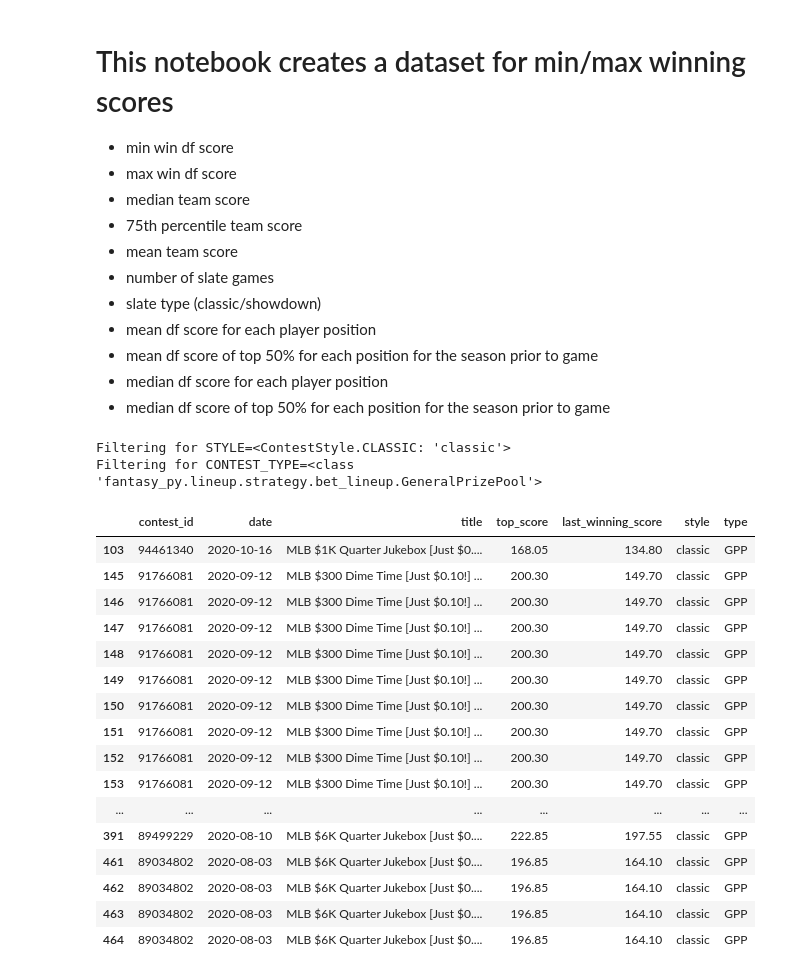
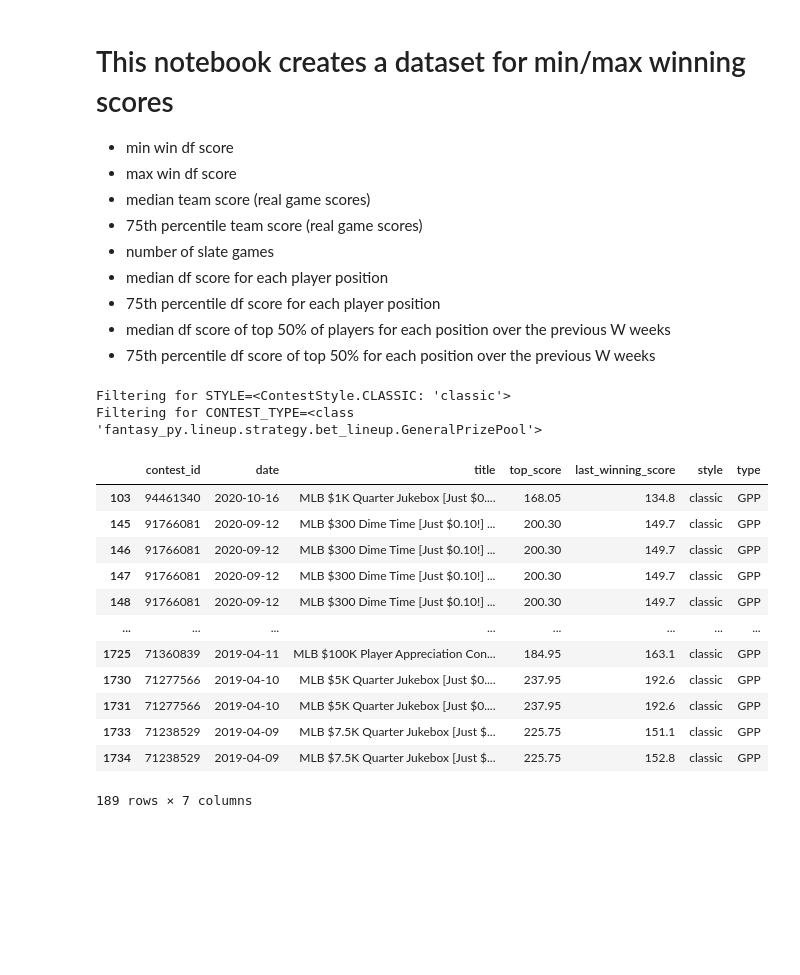
Before and after one commit to ledona/fantasy-experiments, a Jupyter notebook: df-hist/Data Transform.ipynb, the cells around one changed output. Cells and saved outputs as stored; diff of their text form; code cells hidden in the pictures; blank space fills up the shorter version.

```diff
--- a/df-hist/Data Transform.ipynb
+++ b/df-hist/Data Transform.ipynb
@@ -2,15 +2,13 @@
 # This notebook creates a dataset for min/max winning scores
 - min win df score
 - max win df score
-- median team score
-- 75th percentile team score
-- mean team score
+- median team score (real game scores)
+- 75th percentile team score (real game scores)
 - number of slate games
-- slate type (classic/showdown)
-- mean df score for each player position
-- mean df score of top 50% for each position for the season prior to game
 - median df score for each player position
-- median df score of top 50% for each position for the season prior to game
+- 75th percentile df score for each player position
+- median df score of top 50% of players for each position over the previous W weeks
+- 75th percentile df score of top 50% for each position over the previous W weeks
 # %%
 # Load all daily fantasy contest data
 from datetime import date
@@ -22,34 +20,42 @@ import pandas as pd
 from fantasy_py import ContestStyle
 from fantasy_py.lineup.strategy import GeneralPrizePool, FiftyFifty
 
-# DB_FILENAME = "/home/delano/Google Drive/fantasy/nfl/nfl_2020.db"
+MIN_DATE: date   # contests on or after this date
+MAX_DATE: date   # contests BEFORE (exclusive of) this date
+
+# days to use to identify top players going into a slate
+TOP_PLAYER_DAYS = 21
+# players above this percentil over the last TOP_PLAYER_DAYS are considered top players
+TOP_PLAYER_PERCENTILE = .70
+
+# positions to ignore, default is to use everything
+COST_POS_DROP = set()
+# rename positions in cost data
+COST_POS_RENAME = {}
+
 # SPORT = 'nfl'
 # MIN_DATE = date(2020, 8, 1)
 # MAX_DATE = date(2021, 4, 1)
-# SEASON = 2020
 
-DB_FILENAME = "/home/delano/Google Drive/fantasy/mlb/mlb_2020.db"
 SPORT = 'mlb'
-MIN_DATE = date(2020, 1, 1)
+MIN_DATE = date(2019, 1, 1)
 MAX_DATE = date(2021, 1, 1)
-SEASON = 2020
+DB_FILENAME = f"/home/delano/working/fantasy/mlb_hist_20082020.scored.db"
+COST_POS_DROP = {'DH', 'RP'}
+COST_POS_RENAME = {'SP': 'P'}
 
-# DB_FILENAME = "/home/delano/Google Drive/fantasy/nba/nba_20192020.db"
 # SPORT = 'nba'
 # MIN_DATE = date(2019, 8, 1)
 # MAX_DATE = date(2020, 8, 1)
-# SEASON = 20192020
 
-# DB_FILENAME = "/home/delano/Google Drive/fantasy/nba/nhl_20192020.db"
 # SPORT = 'nhl'
 # MIN_DATE = date(2020, 8, 1)
 # MAX_DATE = date(2021, 4, 1)
-# SEASON = 20192020
 
 # fanduel/draftkings/yahoo
 SERVICE = 'draftkings'
 STYLE: Optional[ContestStyle] = ContestStyle.CLASSIC
-# GPP or DOUBLE_UP
+# GeneralPrizePool/FiftyFifty
 CONTEST_TYPE = GeneralPrizePool
 
 def infer_contest_style(title) -> ContestStyle:
@@ -96,49 +102,45 @@ def infer_contest_type(title) -> str:
             title.endswith('Team Winner Takes All') or        # treat winner takes all like a gpp
             title.endswith('Guaranteed [No Management Fee]')):
            return GeneralPrizePool.NAME
     raise NotImplementedError(f"Could not infer contest type for {SERVICE=} {title=}")
 
 
 contest_df = pd.read_csv(SERVICE + ".contest.csv", parse_dates=['date']) \
                .query('sport == @SPORT and @MIN_DATE <= date < @MAX_DATE') \
                [['contest_id', 'date', 'title', 'top_score', 'last_winning_score']]
 contest_df.date = contest_df.date.dt.normalize()
 
 # add style and type
 contest_df['style'] = contest_df.title.map(infer_contest_style)
 contest_df['type'] = contest_df.title.map(infer_contest_type)
 queries = []
 if STYLE is not None:
     print(f"Filtering for {STYLE=}")
     queries.append('style == @STYLE')
 if CONTEST_TYPE is not None:
     print(f"Filtering for {CONTEST_TYPE=}")
     queries.append('type == @CONTEST_TYPE.NAME')
 if len(queries) > 0:
     contest_df = contest_df.query(' and '.join(queries))
 
 # with pd.option_context('max_rows', 1000, 'max_colwidth', 100):
 display(contest_df.sort_values(['style', 'type']))
 # %% [output]
 Filtering for STYLE=<ContestStyle.CLASSIC: 'classic'>
 Filtering for CONTEST_TYPE=<class 'fantasy_py.lineup.strategy.bet_lineup.GeneralPrizePool'>
 |  | contest_id | date | title | top_score | last_winning_score | style | type |
-| 103 | 94461340 | 2020-10-16 | MLB $1K Quarter Jukebox [Just $0.... | 168.05 | 134.80 | classic | GPP |
-| 145 | 91766081 | 2020-09-12 | MLB $300 Dime Time [Just $0.10!] ... | 200.30 | 149.70 | classic | GPP |
-| 146 | 91766081 | 2020-09-12 | MLB $300 Dime Time [Just $0.10!] ... | 200.30 | 149.70 | classic | GPP |
-| 147 | 91766081 | 2020-09-12 | MLB $300 Dime Time [Just $0.10!] ... | 200.30 | 149.70 | classic | GPP |
-| 148 | 91766081 | 2020-09-12 | MLB $300 Dime Time [Just $0.10!] ... | 200.30 | 149.70 | classic | GPP |
-| 149 | 91766081 | 2020-09-12 | MLB $300 Dime Time [Just $0.10!] ... | 200.30 | 149.70 | classic | GPP |
-| 150 | 91766081 | 2020-09-12 | MLB $300 Dime Time [Just $0.10!] ... | 200.30 | 149.70 | classic | GPP |
-| 151 | 91766081 | 2020-09-12 | MLB $300 Dime Time [Just $0.10!] ... | 200.30 | 149.70 | classic | GPP |
-| 152 | 91766081 | 2020-09-12 | MLB $300 Dime Time [Just $0.10!] ... | 200.30 | 149.70 | classic | GPP |
-| 153 | 91766081 | 2020-09-12 | MLB $300 Dime Time [Just $0.10!] ... | 200.30 | 149.70 | classic | GPP |
+| 103 | 94461340 | 2020-10-16 | MLB $1K Quarter Jukebox [Just $0.... | 168.05 | 134.8 | classic | GPP |
+| 145 | 91766081 | 2020-09-12 | MLB $300 Dime Time [Just $0.10!] ... | 200.30 | 149.7 | classic | GPP |
+| 146 | 91766081 | 2020-09-12 | MLB $300 Dime Time [Just $0.10!] ... | 200.30 | 149.7 | classic | GPP |
+| 147 | 91766081 | 2020-09-12 | MLB $300 Dime Time [Just $0.10!] ... | 200.30 | 149.7 | classic | GPP |
+| 148 | 91766081 | 2020-09-12 | MLB $300 Dime Time [Just $0.10!] ... | 200.30 | 149.7 | classic | GPP |
 | ... | ... | ... | ... | ... | ... | ... | ... |
-| 391 | 89499229 | 2020-08-10 | MLB $6K Quarter Jukebox [Just $0.... | 222.85 | 197.55 | classic | GPP |
-| 461 | 89034802 | 2020-08-03 | MLB $6K Quarter Jukebox [Just $0.... | 196.85 | 164.10 | classic | GPP |
-| 462 | 89034802 | 2020-08-03 | MLB $6K Quarter Jukebox [Just $0.... | 196.85 | 164.10 | classic | GPP |
-| 463 | 89034802 | 2020-08-03 | MLB $6K Quarter Jukebox [Just $0.... | 196.85 | 164.10 | classic | GPP |
-| 464 | 89034802 | 2020-08-03 | MLB $6K Quarter Jukebox [Just $0.... | 196.85 | 164.10 | classic | GPP |
+| 1725 | 71360839 | 2019-04-11 | MLB $100K Player Appreciation Con... | 184.95 | 163.1 | classic | GPP |
+| 1730 | 71277566 | 2019-04-10 | MLB $5K Quarter Jukebox [Just $0.... | 237.95 | 192.6 | classic | GPP |
+| 1731 | 71277566 | 2019-04-10 | MLB $5K Quarter Jukebox [Just $0.... | 237.95 | 192.6 | classic | GPP |
+| 1733 | 71238529 | 2019-04-09 | MLB $7.5K Quarter Jukebox [Just $... | 225.75 | 151.1 | classic | GPP |
+| 1734 | 71238529 | 2019-04-09 | MLB $7.5K Quarter Jukebox [Just $... | 225.75 | 152.8 | classic | GPP |
+189 rows × 7 columns
 # %%
 draft_df = pd.read_csv(SERVICE + ".draft.csv", parse_dates=['date']) \
              .query('sport == @SPORT and @MIN_DATE <= date < @MAX_DATE')
```
Also changed, not shown: parts of 9 cells of this notebook.
